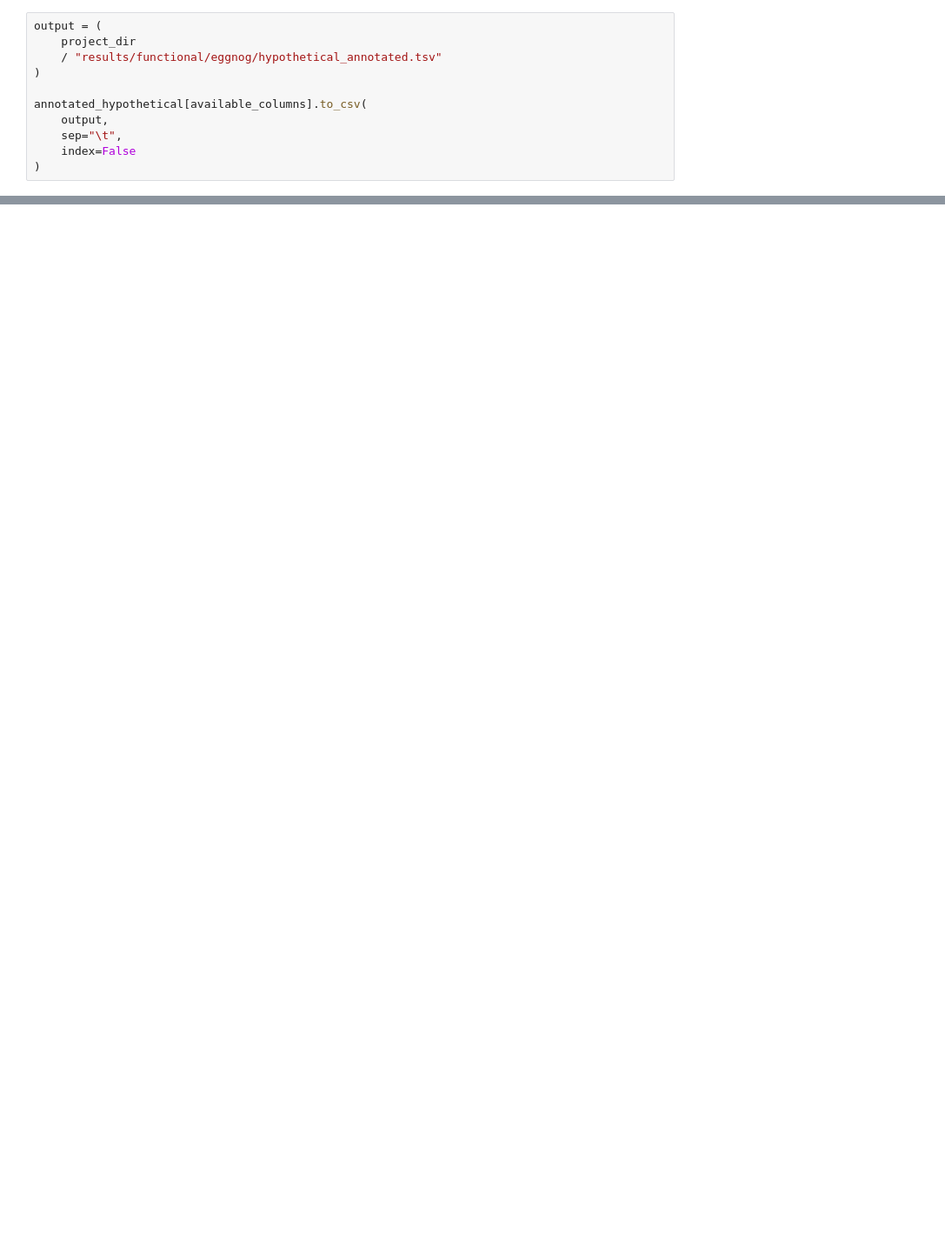
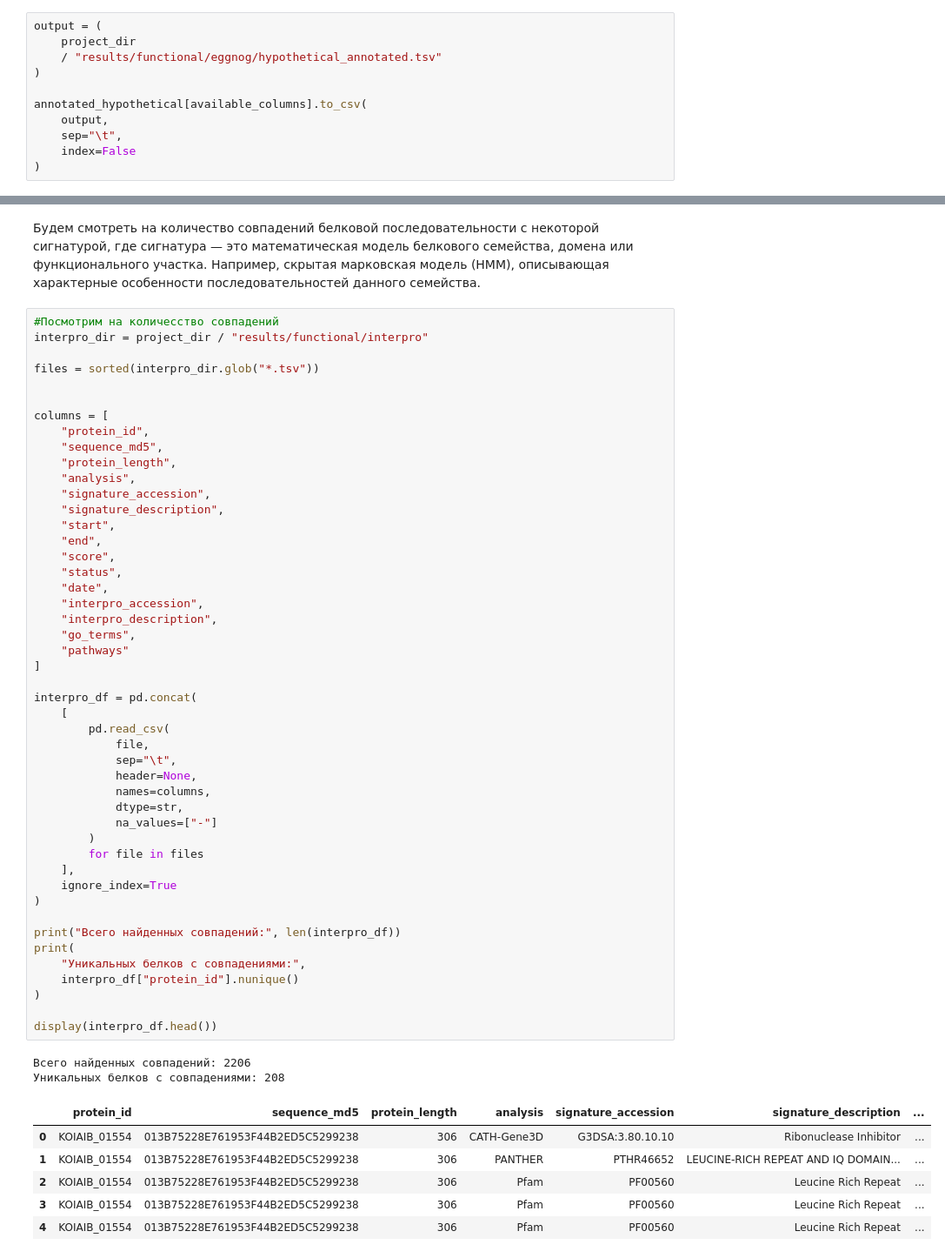
Before and after one commit to dankasokol/Genome-annotation-E.coli-K12, a Jupyter notebook: notebooks/03_functional_annotation.ipynb, the cells around one changed output, grey strips where cells are left out. Shown at 87% size. Saved outputs shown, nothing was run; the diff lists cells and outputs as text; blank space fills up the shorter version.

Commit message:
End of InterPRo

```diff
--- a/notebooks/03_functional_annotation.ipynb
+++ b/notebooks/03_functional_annotation.ipynb
@@ -210,0 +311,58 @@ annotated_hypothetical[available_columns].to_csv(
+# %% [markdown]
+Будем смотреть на количество совпадений белковой последовательности с некоторой сигнатурой, где сигнатура — это математическая модель белкового семейства, домена или функционального участка. Например, скрытая марковская модель (HMM), описывающая характерные особенности последовательностей данного семейства.
+# %%
+#Посмотрим на количесство совпадений
+interpro_dir = project_dir / "results/functional/interpro"
+
+files = sorted(interpro_dir.glob("*.tsv"))
+
+
+columns = [
+    "protein_id",
+    "sequence_md5",
+    "protein_length",
+    "analysis",
+    "signature_accession",
+    "signature_description",
+    "start",
+    "end",
+    "score",
+    "status",
+    "date",
+    "interpro_accession",
+    "interpro_description",
+    "go_terms",
+    "pathways"
+]
+
+interpro_df = pd.concat(
+    [
+        pd.read_csv(
+            file,
+            sep="\t",
+            header=None,
+            names=columns,
+            dtype=str,
+            na_values=["-"]
+        )
+        for file in files
+    ],
+    ignore_index=True
+)
+
+print("Всего найденных совпадений:", len(interpro_df))
+print(
+    "Уникальных белков с совпадениями:",
+    interpro_df["protein_id"].nunique()
+)
+
+display(interpro_df.head())
+# %% [output]
+Всего найденных совпадений: 2206
+Уникальных белков с совпадениями: 208
+|  | protein_id | sequence_md5 | protein_length | analysis | signature_accession | signature_description | ... |
+| 0 | KOIAIB_01554 | 013B75228E761953F44B2ED5C5299238 | 306 | CATH-Gene3D | G3DSA:3.80.10.10 | Ribonuclease Inhibitor | ... |
+| 1 | KOIAIB_01554 | 013B75228E761953F44B2ED5C5299238 | 306 | PANTHER | PTHR46652 | LEUCINE-RICH REPEAT AND IQ DOMAIN... | ... |
+| 2 | KOIAIB_01554 | 013B75228E761953F44B2ED5C5299238 | 306 | Pfam | PF00560 | Leucine Rich Repeat | ... |
+| 3 | KOIAIB_01554 | 013B75228E761953F44B2ED5C5299238 | 306 | Pfam | PF00560 | Leucine Rich Repeat | ... |
+| 4 | KOIAIB_01554 | 013B75228E761953F44B2ED5C5299238 | 306 | Pfam | PF00560 | Leucine Rich Repeat | ... |
```
Also changed, not shown: parts of 17 cells of this notebook, 3 other files.
